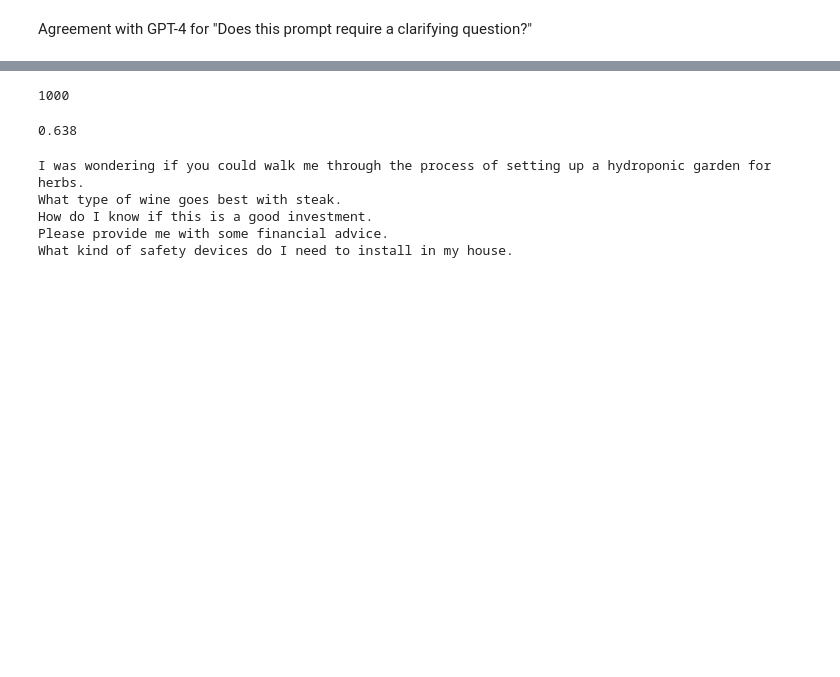
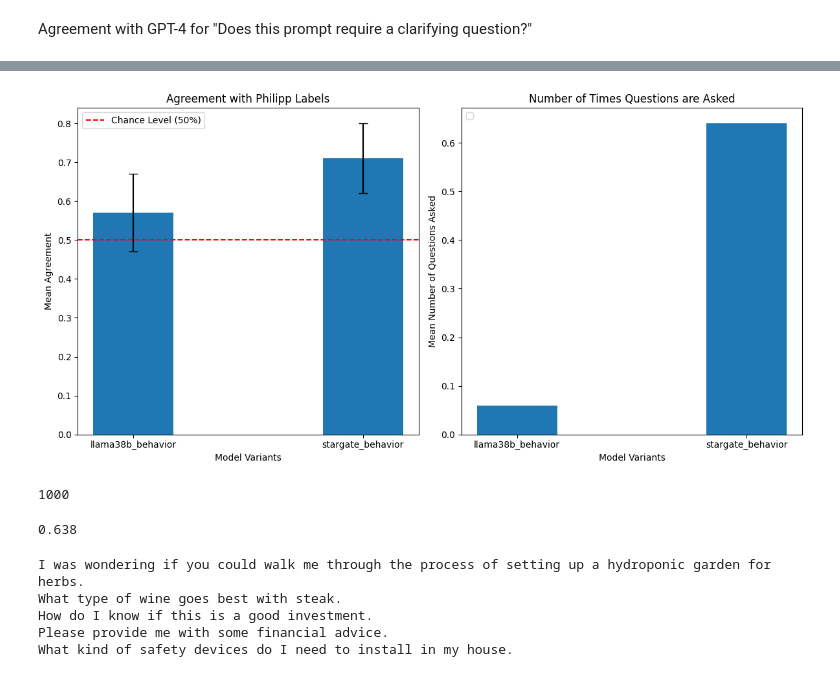
Before and after one commit to janphilippfranken/star-gate-human-eval, a Jupyter notebook: experiments/v1_conversation/test.ipynb, the cells around one changed output, grey strips where cells are left out. Saved outputs shown, nothing was run; the diff lists cells and outputs as text; code cells hidden in the pictures; blank space fills up the shorter version.

```diff
--- a/experiments/v1_conversation/test.ipynb
+++ b/experiments/v1_conversation/test.ipynb
@@ -41,3 +199,94 @@ should_ask_questions[:12]
+# %%
+import json
+import numpy as np
+import matplotlib.pyplot as plt
+
+# Load labels
+philipp = json.load(open('data/labels/philpp_labels.json'))[:100]
+
+# llama38b_behavior and stargate_behavior
+llama38b_behavior = [0, 0, 0, 0, 0, 0, 0, 0, 0, 0, 0, 0, 0, 0, 0, 0, 0, 0, 0, 0, 0, 1, 0, 0, 0, 0, 0, 0, 0, 0, 0, 0, 0, 0, 1, 0, 1, 1, 0, 0, 0, 0, 0, 0, 0, 0, 0, 0, 0, 0, 0, 0, 0, 0, 1, 0, 0, 0, 0, 0, 0, 0, 0, 0, 0, 0, 0, 0, 0, 0, 0, 0, 0, 0, 0, 0, 0, 0, 0, 0, 0, 1, 0, 0, 0, 0, 0, 0, 0, 0, 0, 0, 0, 0, 0, 0, 0, 0, 0, 0]
+stargate_behavior = [1, 1, 1, 1, 1, 1, 1, 0, 0, 1, 1, 1, 0, 0, 1, 1, 1, 1, 1, 0, 0, 1, 1, 1, 0, 1, 1, 0, 1, 0, 1, 1, 0, 1, 1, 1, 1, 1, 0, 1, 1, 1, 1, 0, 1, 1, 0, 1, 0, 1, 1, 0, 1, 1, 1, 1, 1, 1, 0, 1, 1, 1, 0, 0, 1, 0, 0, 1, 0, 0, 1, 0, 0, 0, 1, 1, 0, 0, 1, 0, 1, 1, 1, 0, 1, 0, 0, 1, 1, 1, 0, 1, 0, 1, 0, 1, 1, 0, 0, 1]
+
+# Calculate agreements
+def calculate_agreement(model_labels):
+    return [int(i == j) for i, j in zip(model_labels, philipp)]
+
+agreement_philipp_llama38b_behavior = calculate_agreement(llama38b_behavior)
+agreement_philipp_stargate_behavior = calculate_agreement(stargate_behavior)
+
+# Calculate means
+mean_llama38b_behavior = np.mean(agreement_philipp_llama38b_behavior)
+mean_stargate_behavior = np.mean(agreement_philipp_stargate_behavior)
+
+# Bootstrap confidence intervals
+def bootstrap_ci(data, n_bootstrap=1000, ci_percentile=95):
+    means = []
+    n = len(data)
+    for _ in range(n_bootstrap):
+        sample = np.random.choice(data, size=n, replace=True)
+        means.append(np.mean(sample))
+    lower = np.percentile(means, (100-ci_percentile)/2)
+    upper = np.percentile(means, 100-(100-ci_percentile)/2)
+    return lower, upper
+
+ci_llama38b_behavior = bootstrap_ci(agreement_philipp_llama38b_behavior)
+ci_stargate_behavior = bootstrap_ci(agreement_philipp_stargate_behavior)
+
+# Create lists for plotting
+labels = ['llama38b_behavior', 'stargate_behavior']
+means_agreement = [
+    mean_llama38b_behavior,
+    mean_stargate_behavior
+]
+ci_lower_agreement = [
+    mean_llama38b_behavior - ci_llama38b_behavior[0],
+    mean_stargate_behavior - ci_stargate_behavior[0]
+]
+ci_upper_agreement = [
+    ci_llama38b_behavior[1] - mean_llama38b_behavior,
+    ci_stargate_behavior[1] - mean_stargate_behavior
+]
+
+# Calculate the mean number of times questions are asked
+mean_questions_llama38b_behavior = np.mean(llama38b_behavior)
+mean_questions_stargate_behavior = np.mean(stargate_behavior)
+
+means_questions = [
+    mean_questions_llama38b_behavior,
+    mean_questions_stargate_behavior
+]
+
+# Plotting the agreements with confidence intervals
+fig, (ax1, ax2) = plt.subplots(1, 2, figsize=(12, 6))
+
+x = np.arange(len(labels))
+bar_width = 0.35
+
+# Left panel: Agreement with Philipp
+rects1 = ax1.bar(x, means_agreement, bar_width, yerr=[ci_lower_agreement, ci_upper_agreement], capsize=5)
+ax1.axhline(y=0.5, color='r', linestyle='--', label='Chance Level (50%)')
+ax1.set_xlabel('Model Variants')
+ax1.set_ylabel('Mean Agreement')
+ax1.set_title('Agreement with Philipp Labels')
+ax1.set_xticks(x)
+ax1.set_xticklabels(labels)
+ax1.legend(ncol=3, loc="upper left")
+
+# Right panel: Number of times questions are asked
+rects2 = ax2.bar(x, means_questions, bar_width)
+
+ax2.set_xlabel('Model Variants')
+ax2.set_ylabel('Mean Number of Questions Asked')
+ax2.set_title('Number of Times Questions are Asked')
+ax2.set_xticks(x)
+ax2.set_xticklabels(labels)
+ax2.legend(ncol=3, loc="upper left")
+
+plt.tight_layout()
+plt.show()
+# %% [output]
+[figure, added]
 # %%
 gpt4_labels_human_assistant_instruct = json.load(open('data/labels/gpt4_labels_human_assistant_instruct.json'))['label']
 agreement = [int(i == j) for i, j in zip(gpt4_labels_human_assistant_instruct, should_ask_questions)]
```
Also changed, not shown: parts of 7 cells of this notebook, 45 other files.
